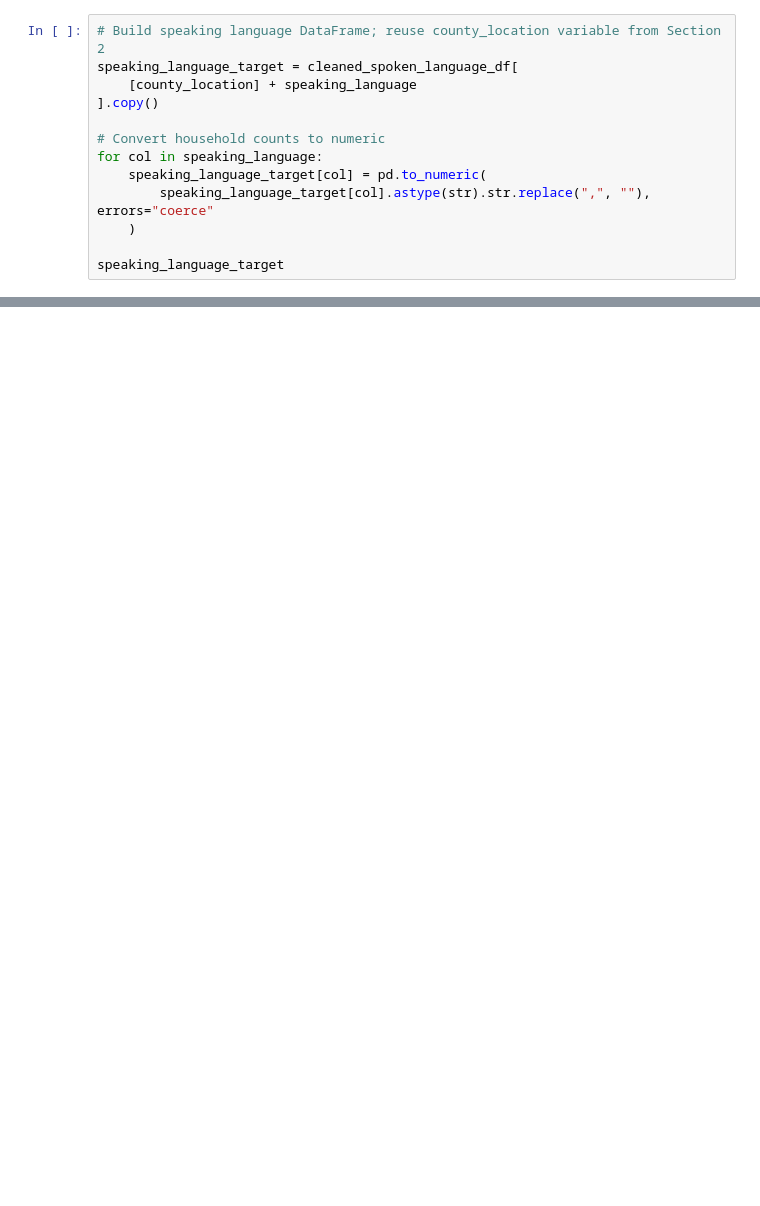
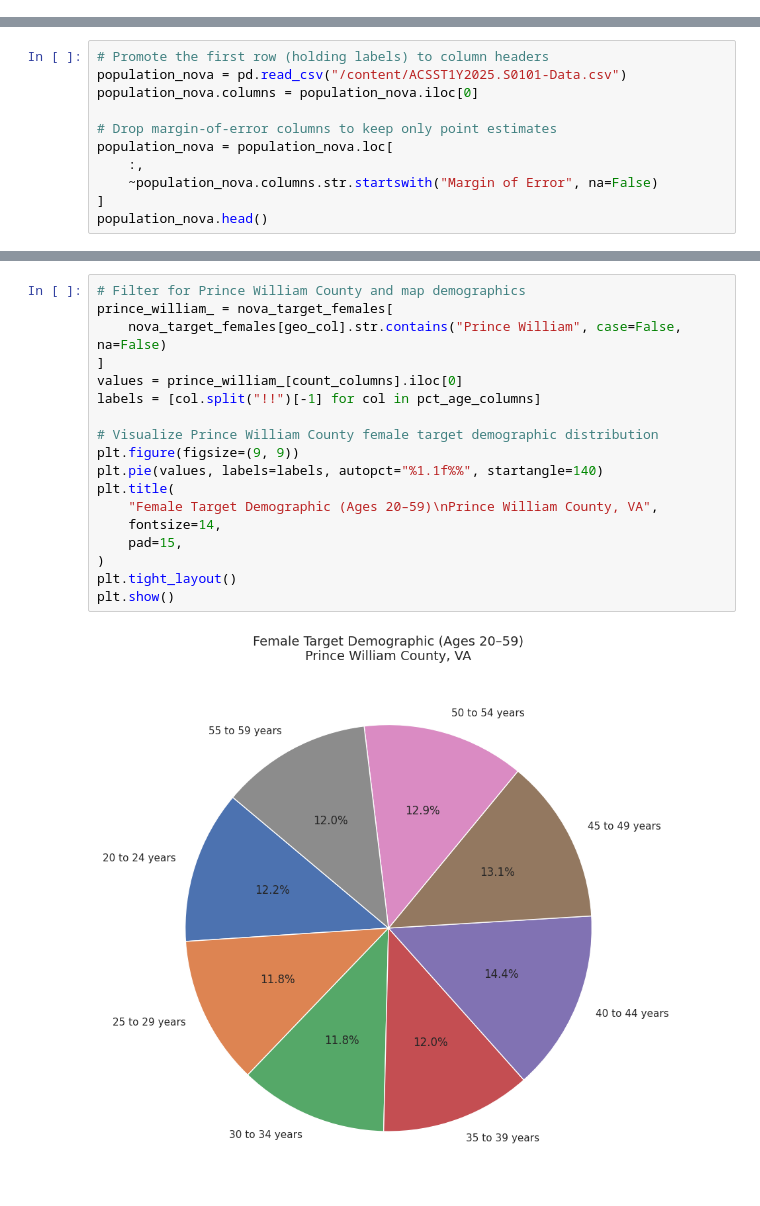
Before and after one commit to Tenzinyo/Parity_Insights_Northern_Virginia_Market_Analysis, a Jupyter notebook: NOVA_market_analysis.ipynb, the cells around one changed output, grey strips where cells are left out. Cells and saved outputs as stored; diff of their text form; blank space fills up the shorter version.

Commit message:
Summary noted from data visualizations

```diff
--- a/NOVA_market_analysis.ipynb
+++ b/NOVA_market_analysis.ipynb
@@ -351,13 +0,0 @@ speaking_language = [
-# %%
-# Build speaking language DataFrame; reuse county_location variable from Section 2
-speaking_language_target = cleaned_spoken_language_df[
-    [county_location] + speaking_language
-].copy()
-
-# Convert household counts to numeric
-for col in speaking_language:
-    speaking_language_target[col] = pd.to_numeric(
-        speaking_language_target[col].astype(str).str.replace(",", ""), errors="coerce"
-    )
-
-speaking_language_target
@@ -540,0 +20,11 @@ plt.show()
+# %%
+# Promote the first row (holding labels) to column headers
+population_nova = pd.read_csv("/content/ACSST1Y2025.S0101-Data.csv")
+population_nova.columns = population_nova.iloc[0]
+
+# Drop margin-of-error columns to keep only point estimates
+population_nova = population_nova.loc[
+    :,
+    ~population_nova.columns.str.startswith("Margin of Error", na=False)
+]
+population_nova.head()
@@ -540,0 +158,20 @@ plt.show()
+# %%
+# Filter for Prince William County and map demographics
+prince_william_ = nova_target_females[
+    nova_target_females[geo_col].str.contains("Prince William", case=False, na=False)
+]
+values = prince_william_[count_columns].iloc[0]
+labels = [col.split("!!")[-1] for col in pct_age_columns]
+
+# Visualize Prince William County female target demographic distribution
+plt.figure(figsize=(9, 9))
+plt.pie(values, labels=labels, autopct="%1.1f%%", startangle=140)
+plt.title(
+    "Female Target Demographic (Ages 20–59)\nPrince William County, VA",
+    fontsize=14,
+    pad=15,
+)
+plt.tight_layout()
+plt.show()
+# %% [output]
+[figure, added]
```
Also changed, not shown: parts of 54 cells of this notebook, 1 other file.
